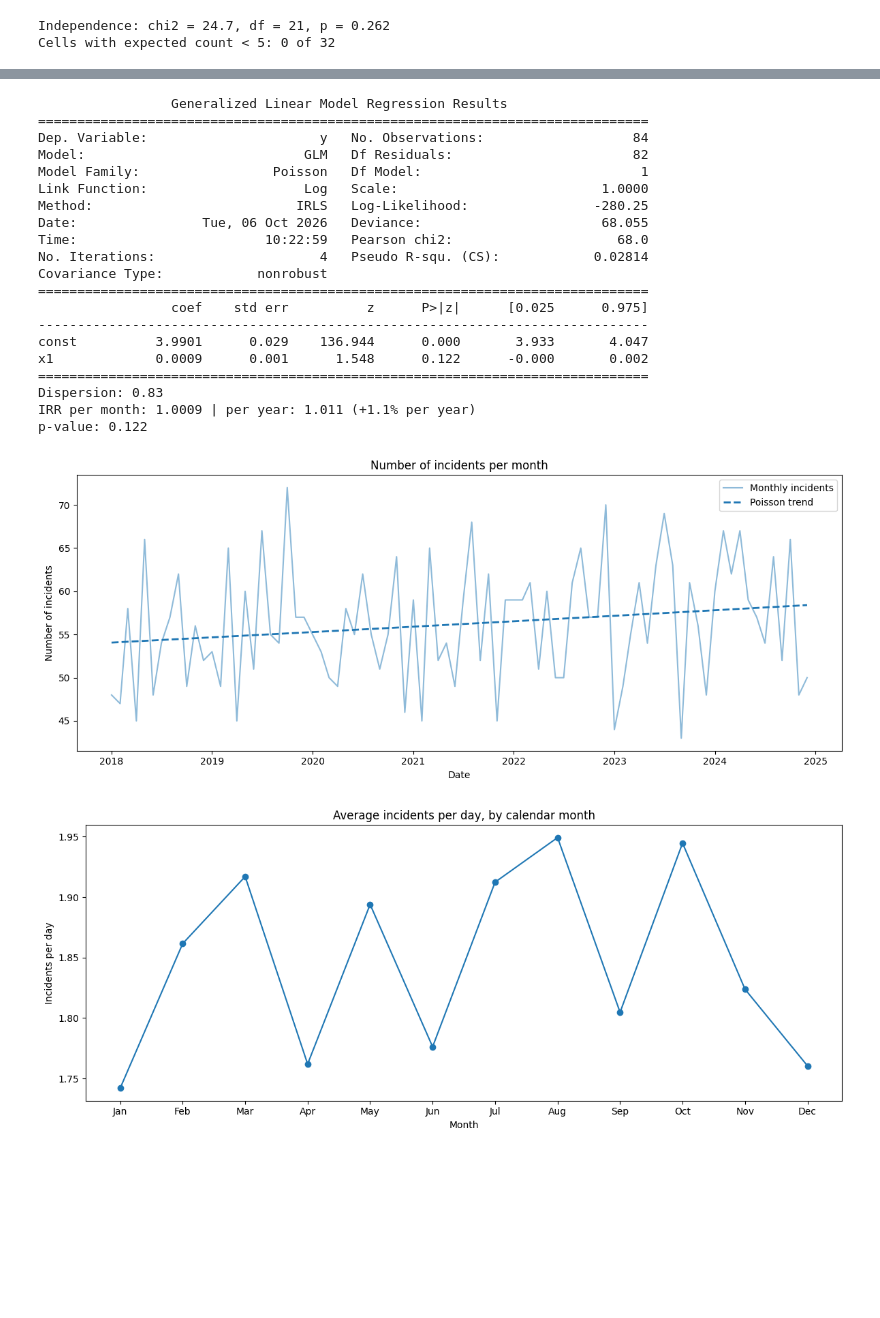
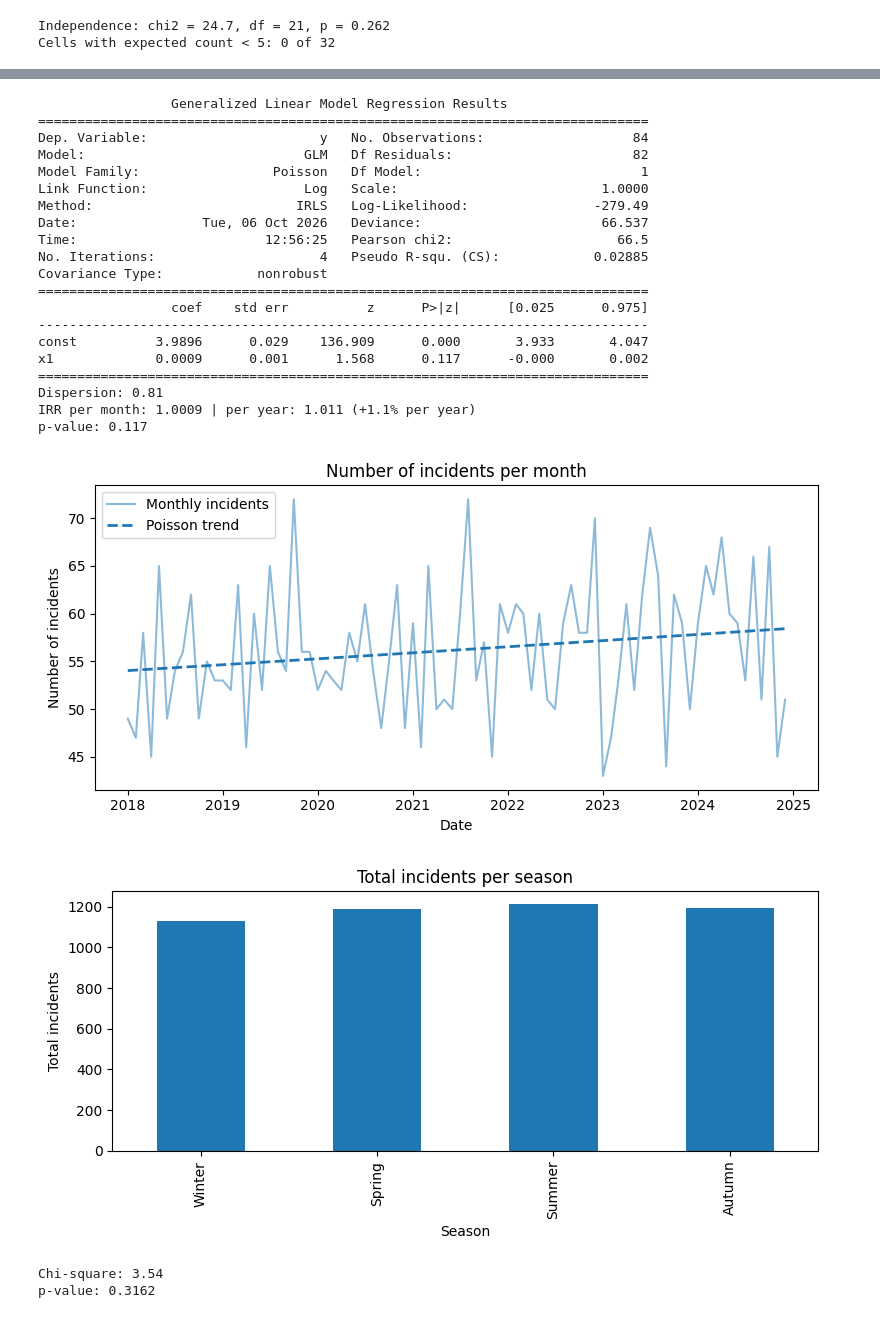
Before and after one commit to Lauripi/Coding_Skills, a Jupyter notebook: 4. Crimes_cleaning_data_IN-PREPARATION.ipynb, the cells around one changed output, grey strips where cells are left out. Cells and saved outputs as stored; diff of their text form; code cells hidden in the pictures; blank space fills up the shorter version.

```diff
--- a/4. Crimes_cleaning_data_IN-PREPARATION.ipynb
+++ b/4. Crimes_cleaning_data_IN-PREPARATION.ipynb
@@ -93,7 +96,9 @@ Shape after cleaning: (5050, 33)
 df["Badge number"] = df["Badge number"].astype("Int64").astype("string")
 
 # convert property loss to numeric; non-numeric values become NaN instead of raising an error
-df["Property loss usd"] = pd.to_numeric(df["Property loss usd"], errors="coerce")
+df["Property loss usd"] = pd.to_numeric(
+    df["Property loss usd"].str.replace(r"^(\d+\.\d+)\.0$", r"\1", regex=True),
+    errors="coerce")
 # %% [markdown]
 ## Cleaning of categorical values
 
@@ -499,11 +514,10 @@ df["Incident date"] = (df["Incident datetime"].str.replace(r'([^ ]*:[^ ]*)', '',
 print("\n")
 
 # Uniform the date format :
-df["Incident date"] = pd.to_datetime(
-    df["Incident date"],
-    format="mixed",
-    dayfirst=True,
-    errors="coerce"
+df["Incident date"] = (
+    pd.to_datetime(df["Incident date"], format="%Y-%m-%d", errors="coerce")
+      .fillna(pd.to_datetime(df["Incident date"], format="%m/%d/%Y", errors="coerce"))
+      .fillna(pd.to_datetime(df["Incident date"], format="%d-%m-%Y", errors="coerce"))
 )
 
 print(df["Incident date"].head(5))
@@ -790,5 +806,4 @@ I analyzed variation in the number of arrests across different time scales. Firs
 # %%
-import calendar
 import numpy as np
 import pandas as pd
 import matplotlib.pyplot as plt
@@ -826,51 +841,68 @@ print(f"p-value: {model.pvalues[1]:.3g}")
 # -------------------------------------------------
 dates = incidents.index.to_timestamp()
 
-plt.figure(figsize=(12, 5))
+plt.figure(figsize=(8, 4))
 line, = plt.plot(dates, incidents.values, alpha=0.5, linewidth=1.5, label="Monthly incidents")
 plt.plot(dates, model.fittedvalues, color=line.get_color(), linewidth=2,
          linestyle="--", label="Poisson trend")
 plt.title("Number of incidents per month")
 plt.xlabel("Date")
 plt.ylabel("Number of incidents")
 plt.legend()
 plt.tight_layout()
 plt.show()
 
 # ------------------------------------------------------------------------------------------------------
-# 4) SEASONALITY: incidents per day, by calendar month (per day, because months have different lengths)
+# 4) SEASONALITY: incidents by season
 # ------------------------------------------------------------------------------------------------------
-per_day = incidents / incidents.index.days_in_month
-seasonal = per_day.groupby(per_day.index.month).mean()
 
-seasonal.plot(kind="line", marker="o", figsize=(12, 5))
-plt.title("Average incidents per day, by calendar month")
-plt.xlabel("Month")
-plt.ylabel("Incidents per day")
-plt.xticks(range(1, 13), calendar.month_abbr[1:])
+# Total number of incidents for each season
+per_season = df.groupby("Season").size()
+
+# Put seasons in chronological order
+per_season = per_season.reindex(
+    ["Winter", "Spring", "Summer", "Autumn"])
+
+# Plot
+per_season.plot(
+    kind="bar",
+    figsize=(8, 4)
+)
+plt.title("Total incidents per season")
+plt.xlabel("Season")
+plt.ylabel("Total incidents")
 plt.tight_layout()
 plt.show()
+
+from scipy.stats import chisquare
+
+chi2, p = chisquare(per_season)
+
+print("Chi-square:", round(chi2, 2))
+print("p-value:", round(p, 4))
 # %% [output]
                  Generalized Linear Model Regression Results
 ==============================================================================
 Dep. Variable:                      y   No. Observations:                   84
 Model:                            GLM   Df Residuals:                       82
 Model Family:                 Poisson   Df Model:                            1
 Link Function:                    Log   Scale:                          1.0000
-Method:                          IRLS   Log-Likelihood:                -280.25
-Date:                Tue, 06 Oct 2026   Deviance:                       68.055
-Time:                        10:22:59   Pearson chi2:                     68.0
-No. Iterations:                     4   Pseudo R-squ. (CS):            0.02814
+Method:                          IRLS   Log-Likelihood:                -279.49
+Date:                Tue, 06 Oct 2026   Deviance:                       66.537
+Time:                        12:56:25   Pearson chi2:                     66.5
+No. Iterations:                     4   Pseudo R-squ. (CS):            0.02885
 Covariance Type:            nonrobust
 ==============================================================================
                  coef    std err          z      P>|z|      [0.025      0.975]
 ------------------------------------------------------------------------------
-const          3.9901      0.029    136.944      0.000       3.933       4.047
-x1             0.0009      0.001      1.548      0.122      -0.000       0.002
+const          3.9896      0.029    136.909      0.000       3.933       4.047
+x1             0.0009      0.001      1.568      0.117      -0.000       0.002
 ==============================================================================
-Dispersion: 0.83
+Dispersion: 0.81
 IRR per month: 1.0009 | per year: 1.011 (+1.1% per year)
-p-value: 0.122
+p-value: 0.117
-[figure, old version]
+[figure, new version]
-[figure, old version]
+[figure, new version]
+Chi-square: 3.54
+p-value: 0.3162
 # %% [markdown]
```
Also changed, not shown: parts of 10 cells of this notebook.
